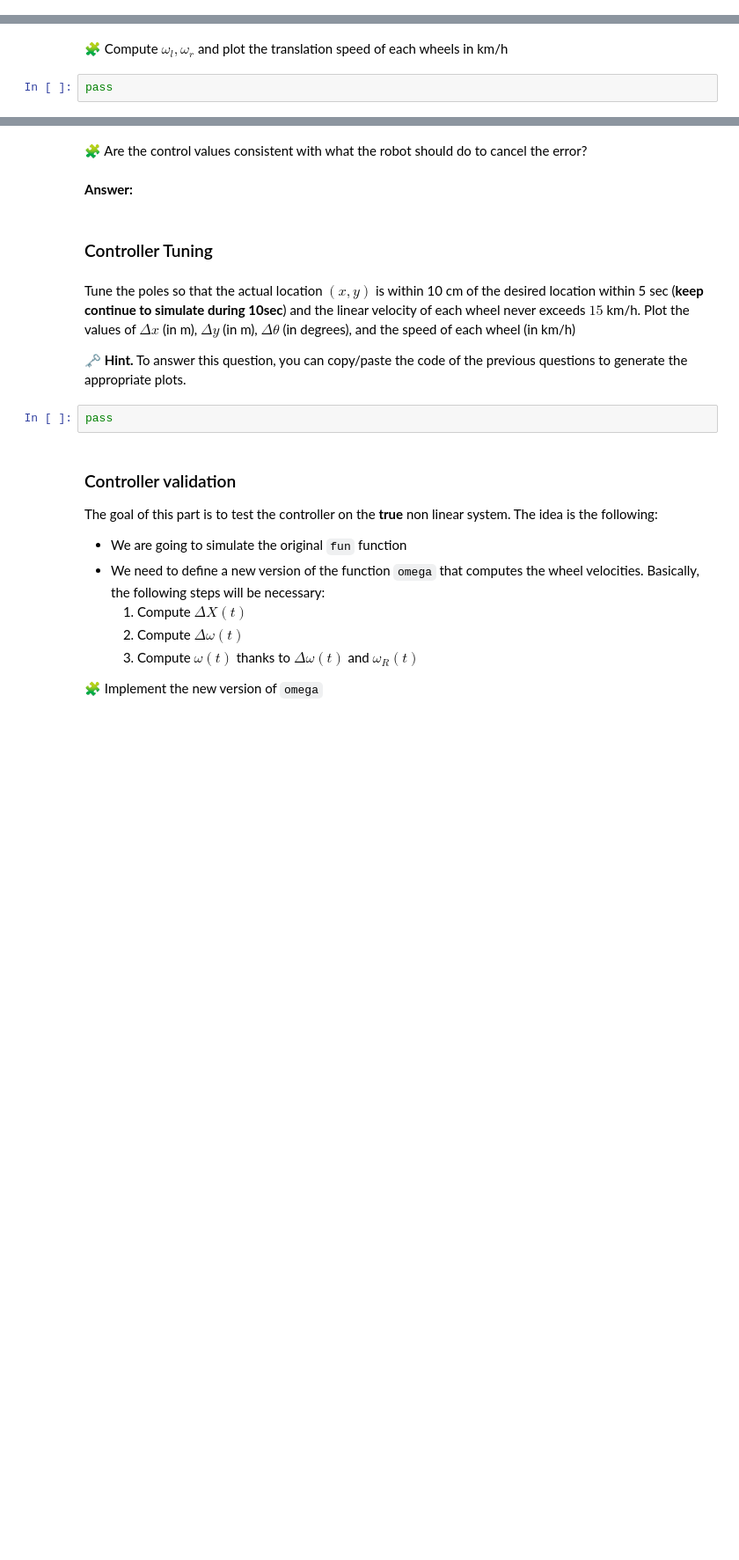
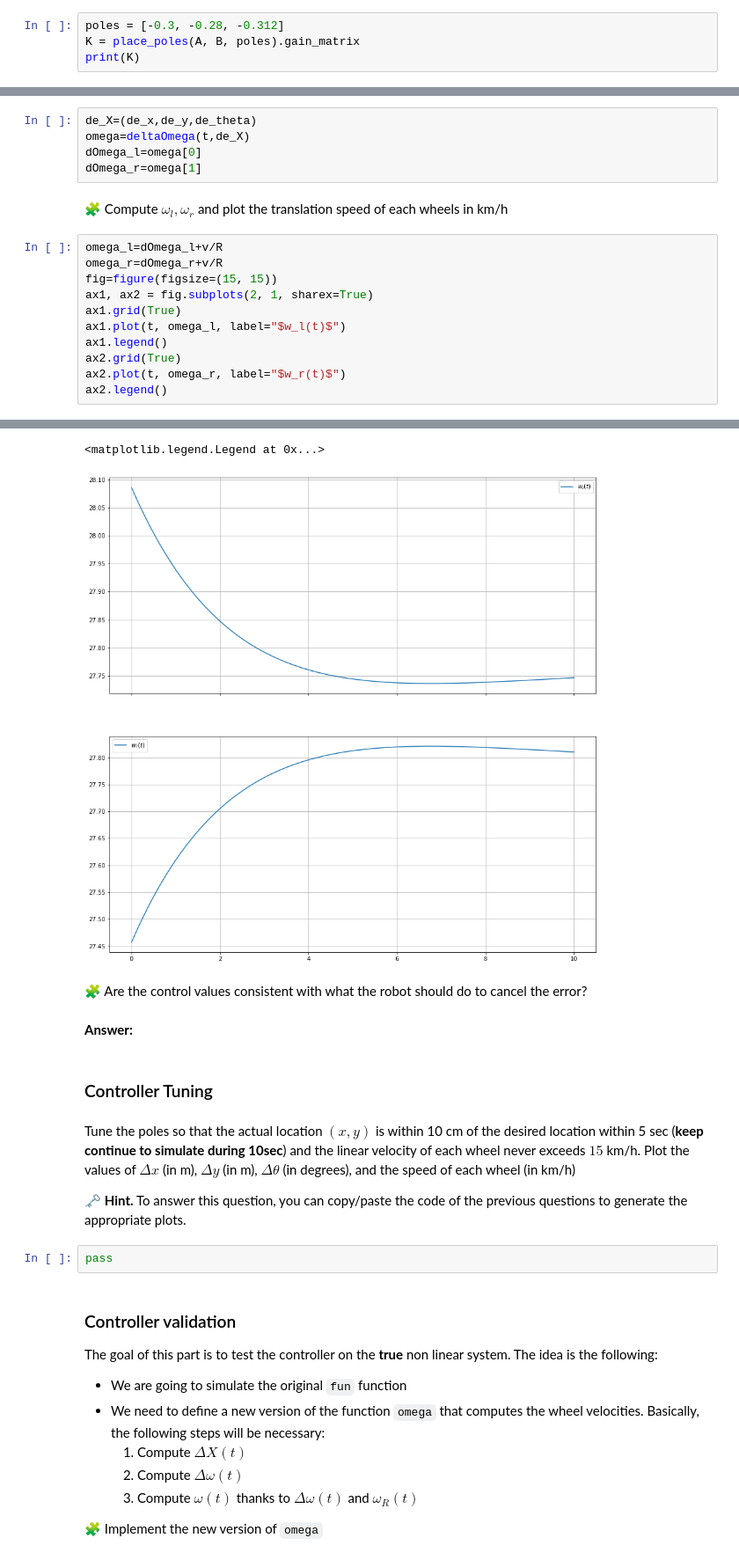
Before and after one commit to Ibtissame23/control-engineering-with-python-project-2021-2022, a Jupyter notebook: Project - Step 2.ipynb, the cells around one changed output, grey strips where cells are left out. Shown at 88% size. Drawn from its saved outputs; the diff is of its cells as text; blank space fills up the shorter version.

```diff
--- a/Project - Step 2.ipynb
+++ b/Project - Step 2.ipynb
@@ -447,0 +549,4 @@ pass
+# %%
+poles = [-0.3, -0.28, -0.312]
+K = place_poles(A, B, poles).gain_matrix
+print(K)
@@ -468,4 +593,19 @@ pass
+# %%
+de_X=(de_x,de_y,de_theta)
+omega=deltaOmega(t,de_X)
+dOmega_l=omega[0]
+dOmega_r=omega[1]
 # %% [markdown]
 🧩 Compute $\omega_l,\omega_r$ and plot the translation speed of each wheels in km/h
-# %%
-pass
+# %%
+omega_l=dOmega_l+v/R
+omega_r=dOmega_r+v/R
+fig=figure(figsize=(15, 15))
+ax1, ax2 = fig.subplots(2, 1, sharex=True)
+ax1.grid(True)
+ax1.plot(t, omega_l, label="$w_l(t)$")
+ax1.legend()
+ax2.grid(True)
+ax2.plot(t, omega_r, label="$w_r(t)$")
+ax2.legend()
+# %% [output]
@@ -472,3 +614,5 @@ pass
+<matplotlib.legend.Legend at 0x...>
+[figure, added]
 # %% [markdown]
 🧩 Are the control values consistent with what the robot should do to cancel the error?
 # %% [markdown]
```
Also changed, not shown: parts of 37 cells of this notebook.
